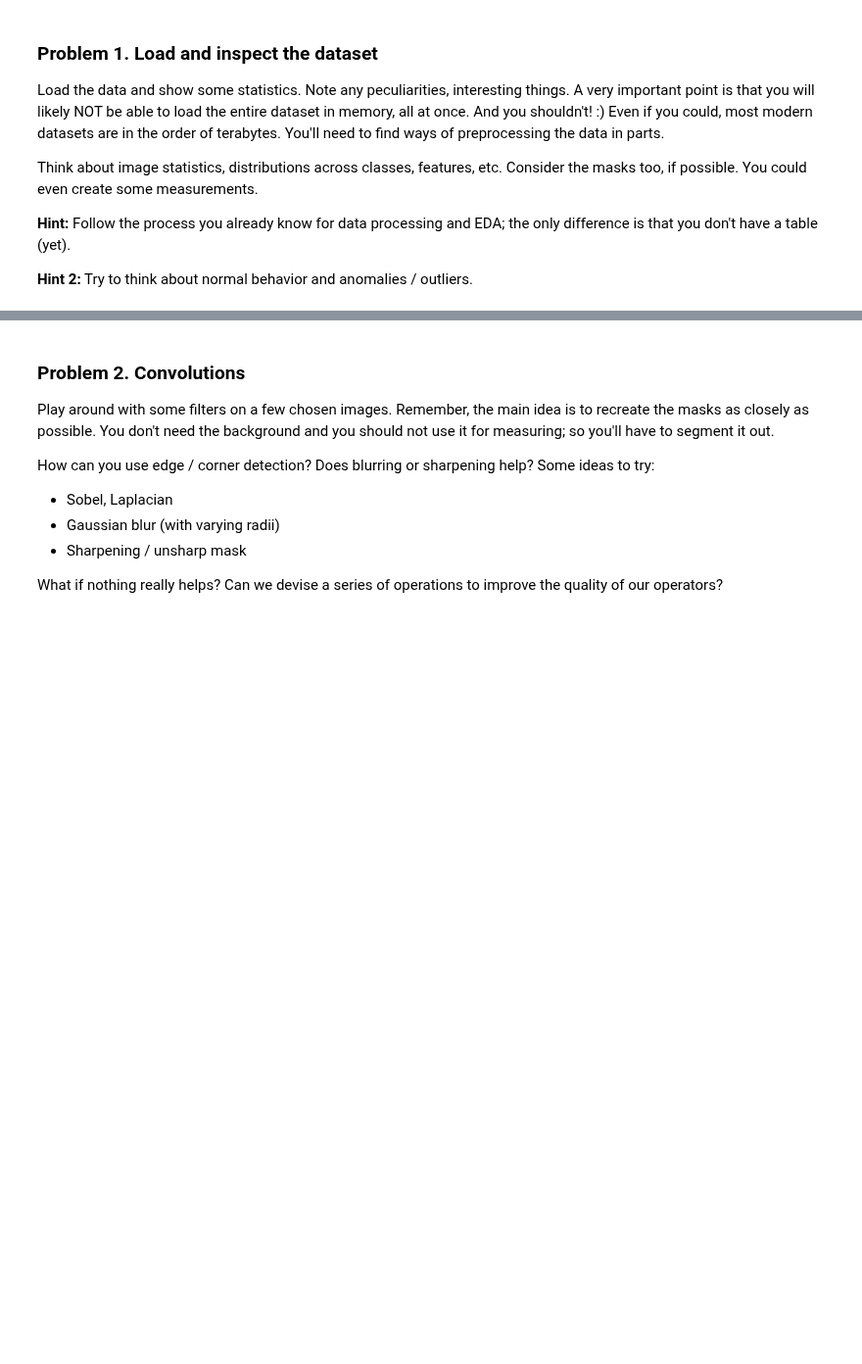
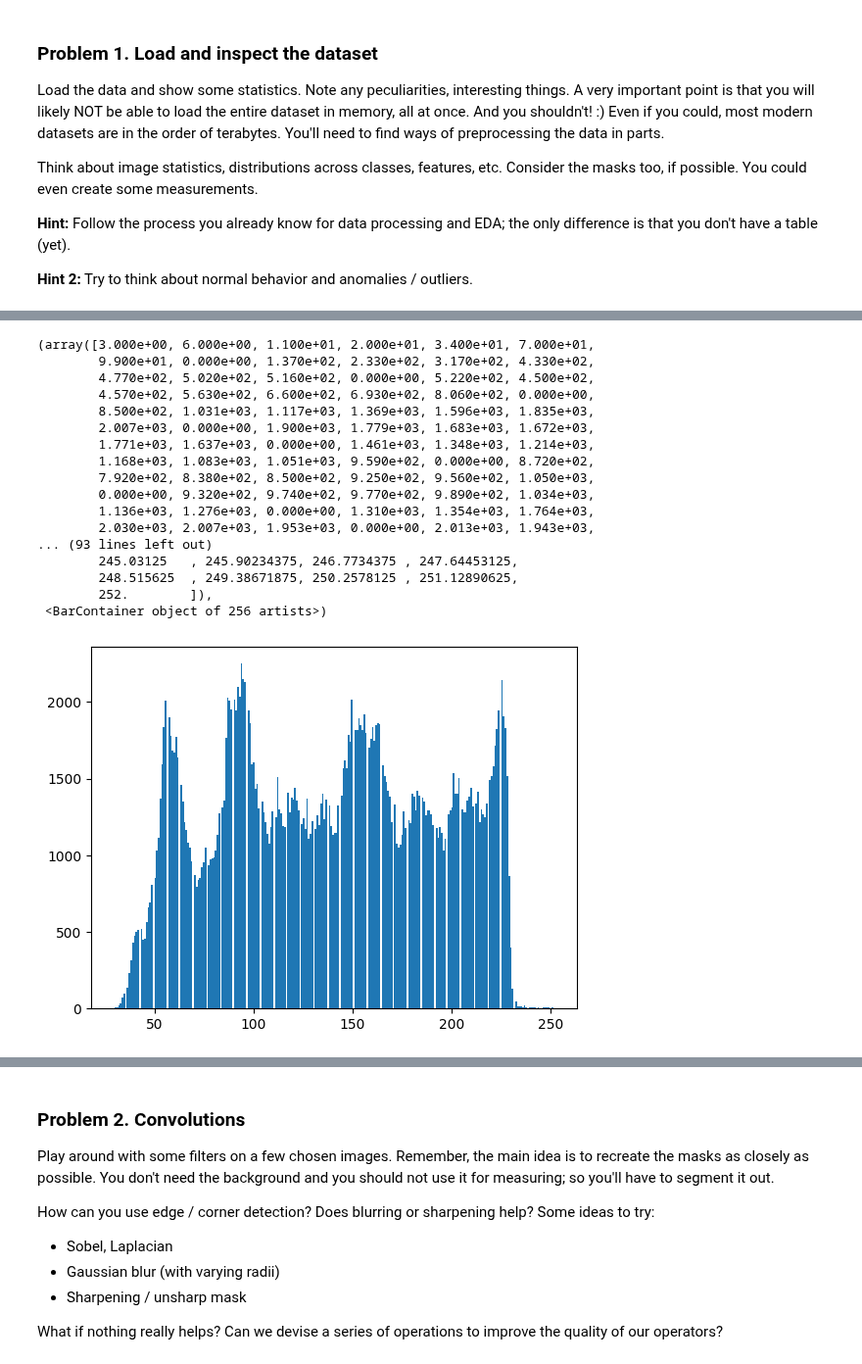
Before and after one commit to PlamenPlamenovStanchev/Data-Science, a Jupyter notebook: Working with Images/Working with Images Exercise.ipynb, the cells around one changed output, grey strips where cells are left out. Shown at 98% size. Saved outputs shown, nothing was run; the diff lists cells and outputs as text; code cells hidden in the pictures; blank space fills up the shorter version.

```diff
--- a/Working with Images/Working with Images Exercise.ipynb
+++ b/Working with Images/Working with Images Exercise.ipynb
@@ -18,0 +379,21 @@ Think about image statistics, distributions across classes, features, etc. Consi
+# %%
+plt.hist(all_images[10][:, :, 0].ravel(), bins=256 )
+# %% [output]
+(array([3.000e+00, 6.000e+00, 1.100e+01, 2.000e+01, 3.400e+01, 7.000e+01,
+        9.900e+01, 0.000e+00, 1.370e+02, 2.330e+02, 3.170e+02, 4.330e+02,
+        4.770e+02, 5.020e+02, 5.160e+02, 0.000e+00, 5.220e+02, 4.500e+02,
+        4.570e+02, 5.630e+02, 6.600e+02, 6.930e+02, 8.060e+02, 0.000e+00,
+        8.500e+02, 1.031e+03, 1.117e+03, 1.369e+03, 1.596e+03, 1.835e+03,
+        2.007e+03, 0.000e+00, 1.900e+03, 1.779e+03, 1.683e+03, 1.672e+03,
+        1.771e+03, 1.637e+03, 0.000e+00, 1.461e+03, 1.348e+03, 1.214e+03,
+        1.168e+03, 1.083e+03, 1.051e+03, 9.590e+02, 0.000e+00, 8.720e+02,
+        7.920e+02, 8.380e+02, 8.500e+02, 9.250e+02, 9.560e+02, 1.050e+03,
+        0.000e+00, 9.320e+02, 9.740e+02, 9.770e+02, 9.890e+02, 1.034e+03,
+        1.136e+03, 1.276e+03, 0.000e+00, 1.310e+03, 1.354e+03, 1.764e+03,
+        2.030e+03, 2.007e+03, 1.953e+03, 0.000e+00, 2.013e+03, 1.943e+03,
+... (93 lines left out)
+        245.03125   , 245.90234375, 246.7734375 , 247.64453125,
+        248.515625  , 249.38671875, 250.2578125 , 251.12890625,
+        252.        ]),
+ <BarContainer object of 256 artists>)
+[figure, added]
```
Also changed, not shown: parts of 100 cells of this notebook, 5 other files.
